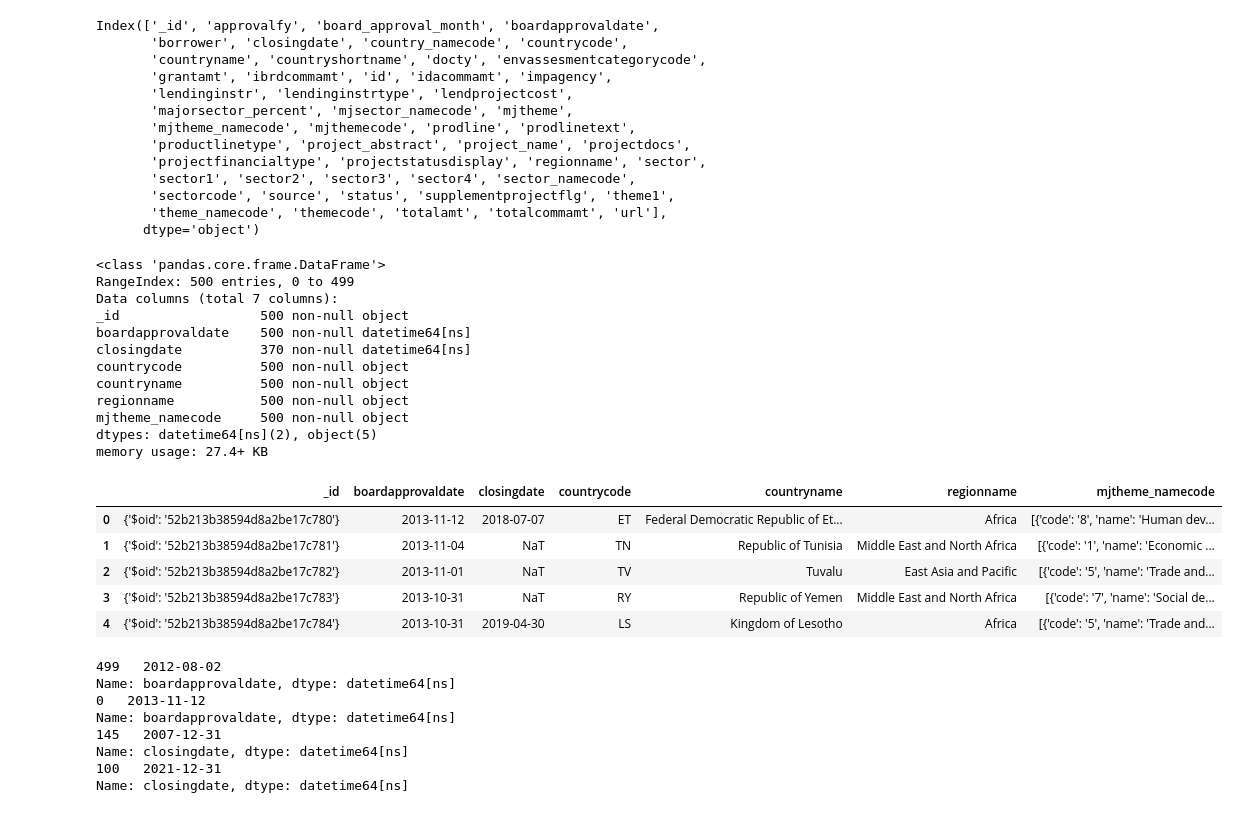
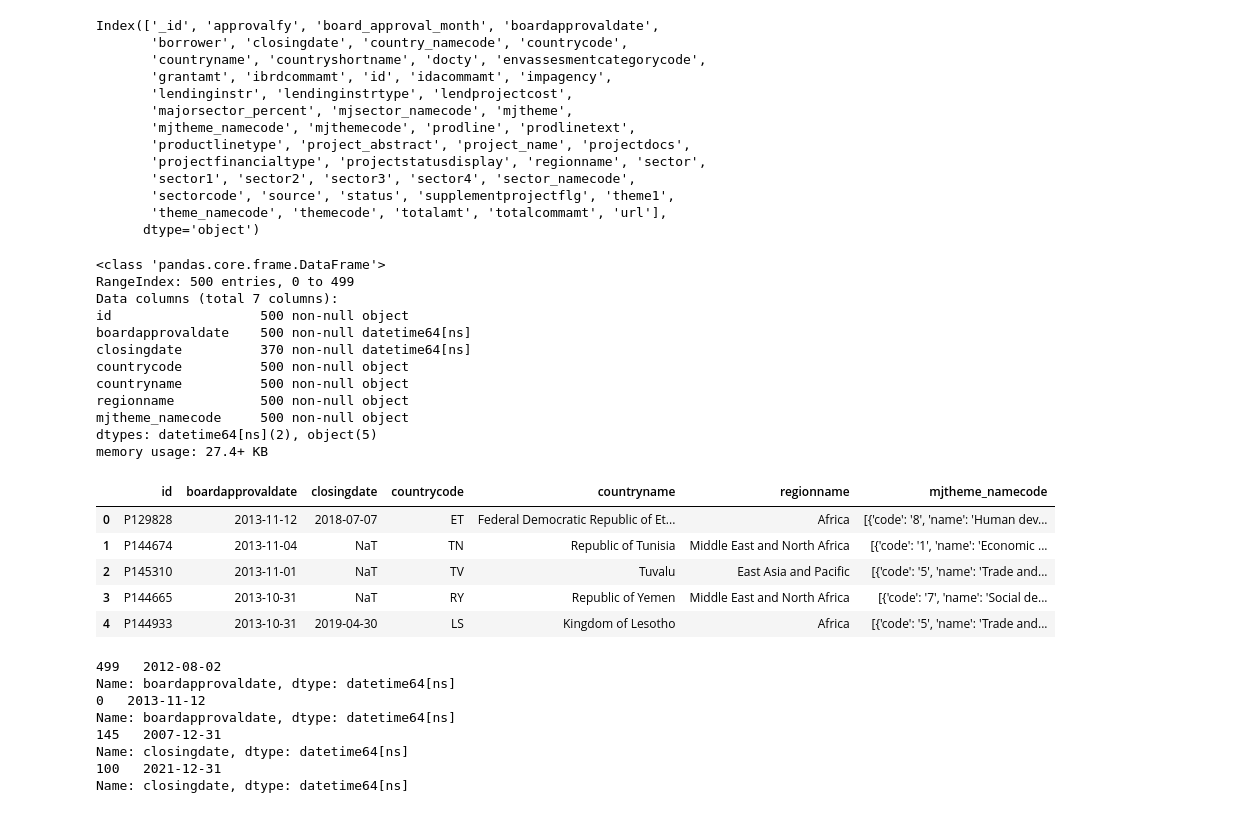
Before and after one commit to Germoe/sb_intermediate_course, a Jupyter notebook: exercises/Worldbank_JSON_Exercise/Worldbank_JSON_Notebook.ipynb, the cells around one changed output. Saved outputs shown, nothing was run; the diff lists cells and outputs as text; code cells hidden in the pictures.

```diff
--- a/exercises/Worldbank_JSON_Exercise/Worldbank_JSON_Notebook.ipynb
+++ b/exercises/Worldbank_JSON_Exercise/Worldbank_JSON_Notebook.ipynb
@@ -40,29 +40,29 @@ Index(['_id', 'approvalfy', 'board_approval_month', 'boardapprovaldate',
       dtype='object')
 # %%
 # Narrow View to Columns relevant to this analysis
-worldbank_df = worldbank_df.loc[:,['_id','boardapprovaldate','closingdate','countrycode',
+worldbank_df = worldbank_df.loc[:,['id','boardapprovaldate','closingdate','countrycode',
                                    'countryname','regionname','mjtheme_namecode']]
 worldbank_df.info()
 worldbank_df.head()
 # %% [output]
 <class 'pandas.core.frame.DataFrame'>
 RangeIndex: 500 entries, 0 to 499
 Data columns (total 7 columns):
-_id                  500 non-null object
+id                   500 non-null object
 boardapprovaldate    500 non-null datetime64[ns]
 closingdate          370 non-null datetime64[ns]
 countrycode          500 non-null object
 countryname          500 non-null object
 regionname           500 non-null object
 mjtheme_namecode     500 non-null object
 dtypes: datetime64[ns](2), object(5)
 memory usage: 27.4+ KB
-|  | _id | boardapprovaldate | closingdate | countrycode | countryname | regionname | mjtheme_namecode |
-| 0 | {'$oid': '52b213b38594d8a2be17c780'} | 2013-11-12 | 2018-07-07 | ET | Federal Democratic Republic of Et... | Africa | [{'code': '8', 'name': 'Human dev... |
-| 1 | {'$oid': '52b213b38594d8a2be17c781'} | 2013-11-04 | NaT | TN | Republic of Tunisia | Middle East and North Africa | [{'code': '1', 'name': 'Economic ... |
-| 2 | {'$oid': '52b213b38594d8a2be17c782'} | 2013-11-01 | NaT | TV | Tuvalu | East Asia and Pacific | [{'code': '5', 'name': 'Trade and... |
-| 3 | {'$oid': '52b213b38594d8a2be17c783'} | 2013-10-31 | NaT | RY | Republic of Yemen | Middle East and North Africa | [{'code': '7', 'name': 'Social de... |
-| 4 | {'$oid': '52b213b38594d8a2be17c784'} | 2013-10-31 | 2019-04-30 | LS | Kingdom of Lesotho | Africa | [{'code': '5', 'name': 'Trade and... |
+|  | id | boardapprovaldate | closingdate | countrycode | countryname | regionname | mjtheme_namecode |
+| 0 | P129828 | 2013-11-12 | 2018-07-07 | ET | Federal Democratic Republic of Et... | Africa | [{'code': '8', 'name': 'Human dev... |
+| 1 | P144674 | 2013-11-04 | NaT | TN | Republic of Tunisia | Middle East and North Africa | [{'code': '1', 'name': 'Economic ... |
+| 2 | P145310 | 2013-11-01 | NaT | TV | Tuvalu | East Asia and Pacific | [{'code': '5', 'name': 'Trade and... |
+| 3 | P144665 | 2013-10-31 | NaT | RY | Republic of Yemen | Middle East and North Africa | [{'code': '7', 'name': 'Social de... |
+| 4 | P144933 | 2013-10-31 | 2019-04-30 | LS | Kingdom of Lesotho | Africa | [{'code': '5', 'name': 'Trade and... |
 # %%
 # Board Approval Dates
 print(worldbank_df['boardapprovaldate'].sort_values().head(1))
```
Also changed, not shown: parts of 1 cell of this notebook.
